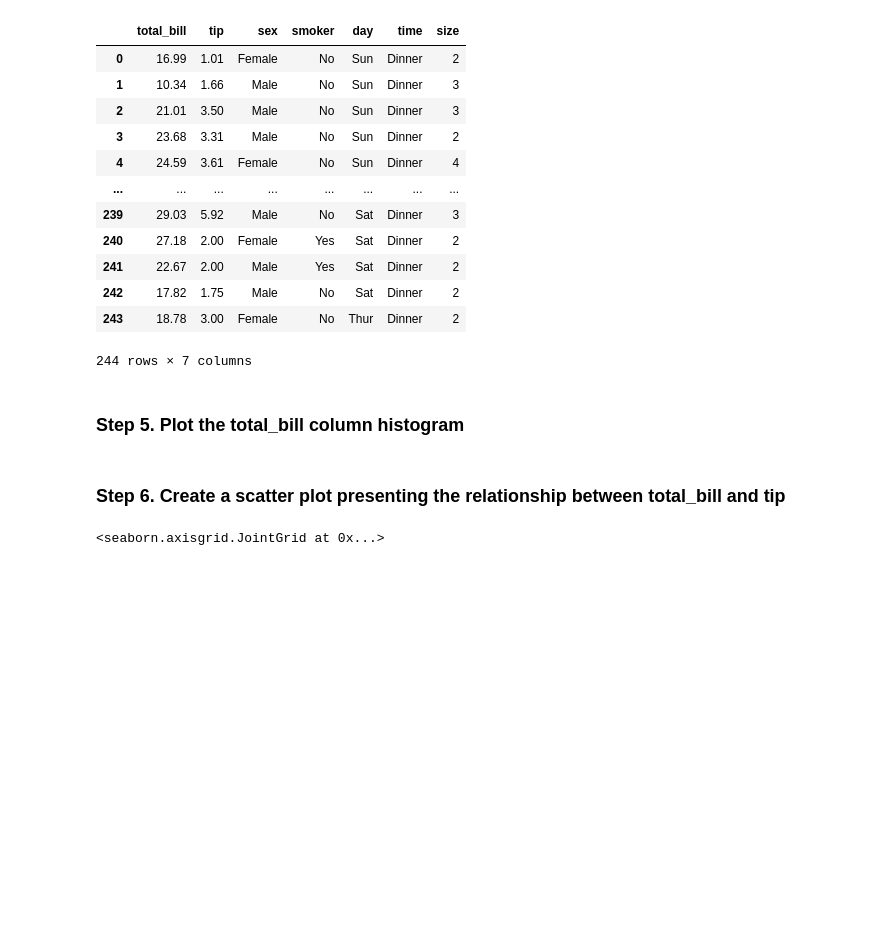
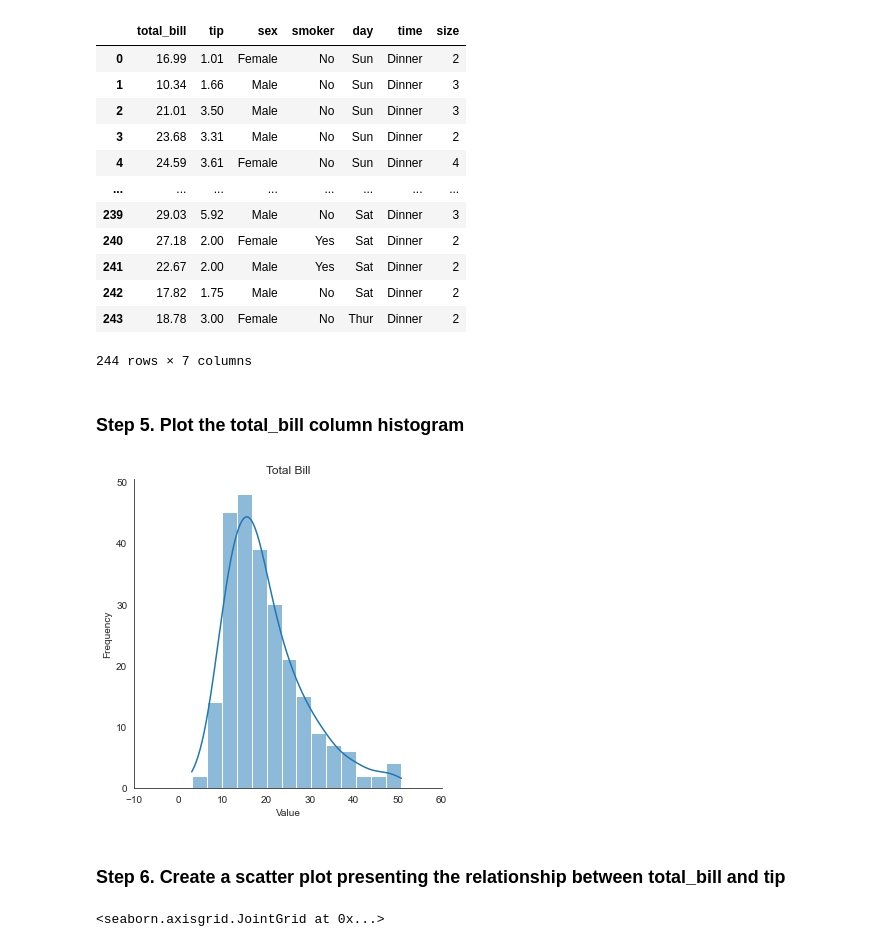
Before and after one commit to SoniaCobPac/the_bridge_bootcamp, a Jupyter notebook: week5_EDA_scraping_eda_summary/day4_correlation_matrix_outliers_rare/exercises/Tips_viz.ipynb, the cells around one changed output. Saved outputs shown, nothing was run; the diff lists cells and outputs as text; code cells hidden in the pictures; blank space fills up the shorter version.

```diff
--- a/week5_EDA_scraping_eda_summary/day4_correlation_matrix_outliers_rare/exercises/Tips_viz.ipynb
+++ b/week5_EDA_scraping_eda_summary/day4_correlation_matrix_outliers_rare/exercises/Tips_viz.ipynb
@@ -60,13 +60,15 @@ tips
 # %% [markdown]
 ### Step 5. Plot the total_bill column histogram
 # %%
-sns.displot(data=tips, x="total_bill", kde=True, alpha=0.2)
+sns.displot(data=tips, x="total_bill", kde=True, alpha=0.5)
 plt.title("Total Bill")
 plt.xlim(-10,60)
 plt.xlabel("Value")
 plt.ylabel("Frequency")
 
 plt.show()
+# %% [output]
+[figure, added]
 # %% [markdown]
 ### Step 6. Create a scatter plot presenting the relationship between total_bill and tip
 # %%
```
Also changed, not shown: parts of 9 cells of this notebook, 7 other files.
